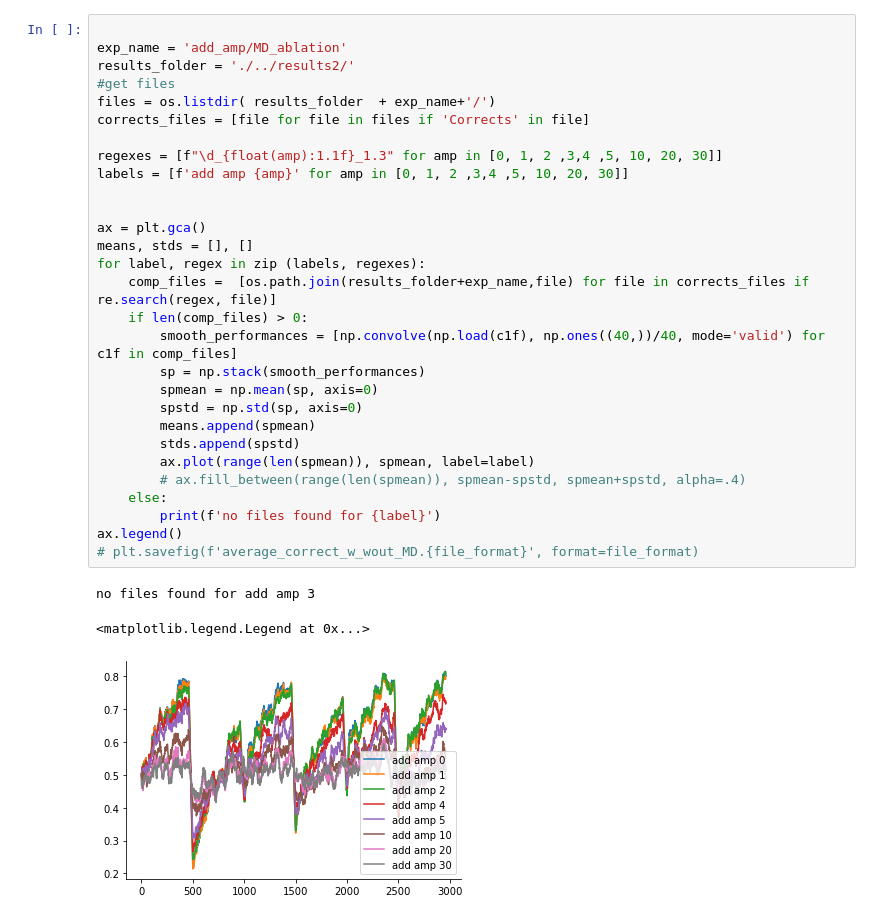
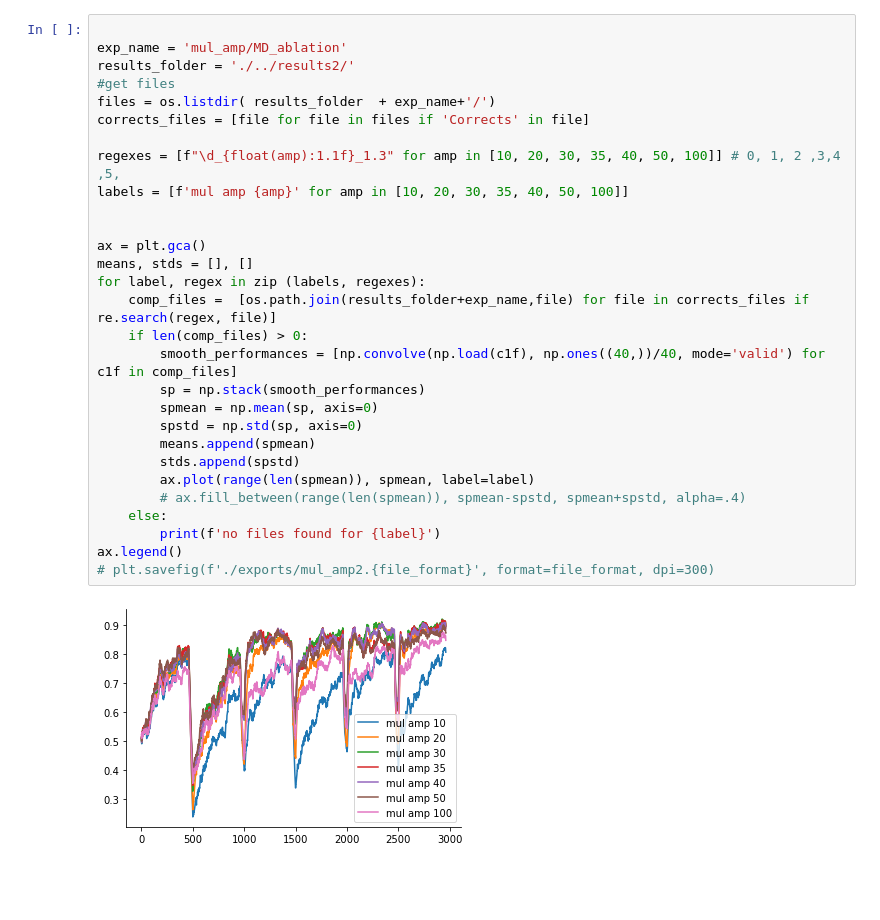
Before and after one commit to hummosa/MD-reservoir, a Jupyter notebook: analysis/average_performance_across_coditions.ipynb, the cells around one changed output. Drawn from its saved outputs; the diff is of its cells as text; blank space fills up the shorter version.

```diff
--- a/analysis/average_performance_across_coditions.ipynb
+++ b/analysis/average_performance_across_coditions.ipynb
@@ -19,33 +19,31 @@ file_format= 'PNG'
 # %%
 
-exp_name = 'add_amp/MD_ablation'
+exp_name = 'mul_amp/MD_ablation'
 results_folder = './../results2/'
 #get files
 files = os.listdir( results_folder  + exp_name+'/')
 corrects_files = [file for file in files if 'Corrects' in file]
 
-regexes = [f"\d_{float(amp):1.1f}_1.3" for amp in [0, 1, 2 ,3,4 ,5, 10, 20, 30]]
-labels = [f'add amp {amp}' for amp in [0, 1, 2 ,3,4 ,5, 10, 20, 30]]
+regexes = [f"\d_{float(amp):1.1f}_1.3" for amp in [10, 20, 30, 35, 40, 50, 100]] # 0, 1, 2 ,3,4 ,5,
+labels = [f'mul amp {amp}' for amp in [10, 20, 30, 35, 40, 50, 100]]
 
 
 ax = plt.gca()
 means, stds = [], []
 for label, regex in zip (labels, regexes):
     comp_files =  [os.path.join(results_folder+exp_name,file) for file in corrects_files if re.search(regex, file)]
     if len(comp_files) > 0:
         smooth_performances = [np.convolve(np.load(c1f), np.ones((40,))/40, mode='valid') for c1f in comp_files]
         sp = np.stack(smooth_performances)
         spmean = np.mean(sp, axis=0)
         spstd = np.std(sp, axis=0)
         means.append(spmean)
         stds.append(spstd)
         ax.plot(range(len(spmean)), spmean, label=label)
         # ax.fill_between(range(len(spmean)), spmean-spstd, spmean+spstd, alpha=.4)
     else:
         print(f'no files found for {label}')
 ax.legend()
-# plt.savefig(f'average_correct_w_wout_MD.{file_format}', format=file_format)
+# plt.savefig(f'./exports/mul_amp2.{file_format}', format=file_format, dpi=300)
 # %% [output]
-no files found for add amp 3
-<matplotlib.legend.Legend at 0x...>
-[figure, old version]
+[figure, new version]
```
Also changed, not shown: parts of 2 cells of this notebook, 5 other files.
